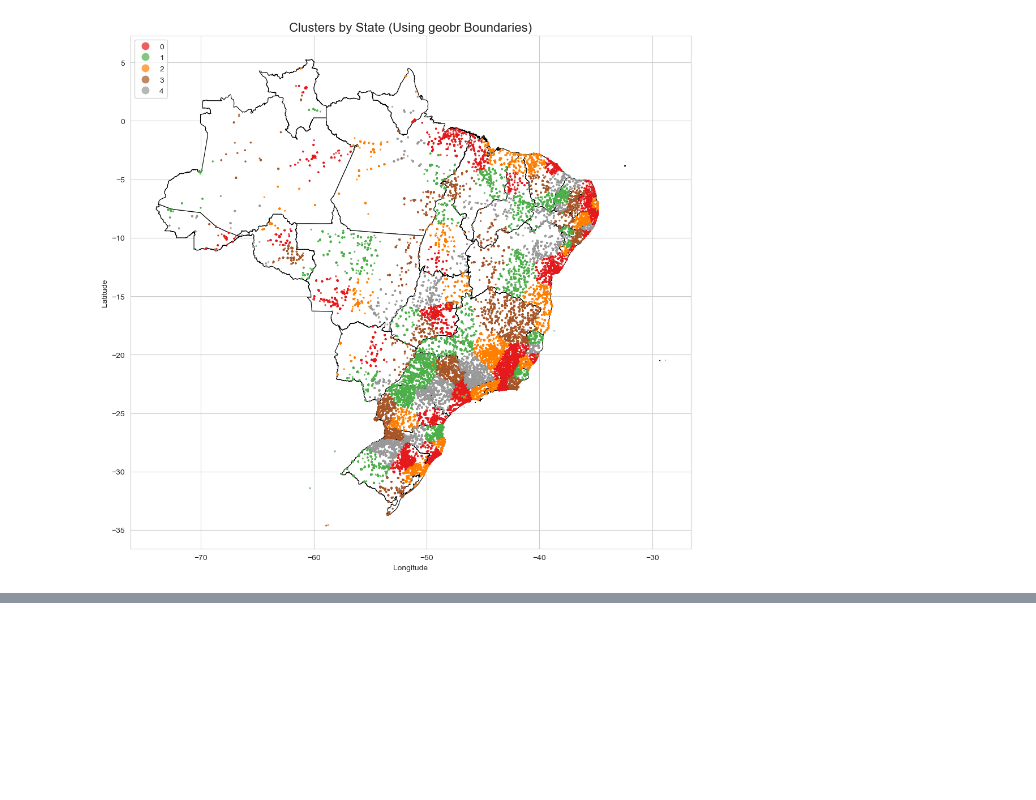
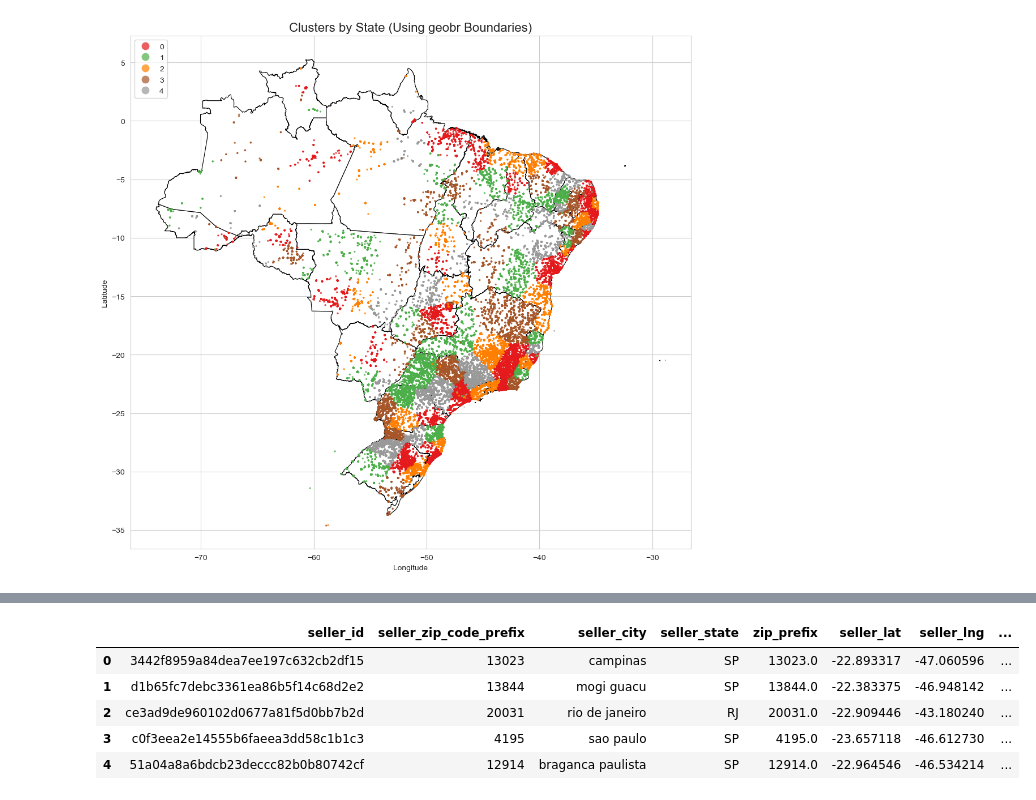
Before and after one commit to kealankuar/olist-analysis-dashboard-project, a Jupyter notebook: notebooks/geospatial_analysis.ipynb, the cells around one changed output, grey strips where cells are left out. Cells and saved outputs as stored; diff of their text form; code cells hidden in the pictures; blank space fills up the shorter version.

```diff
--- a/notebooks/geospatial_analysis.ipynb
+++ b/notebooks/geospatial_analysis.ipynb
@@ -356,0 +491,20 @@ plt.show()
+# %%
+#Merge sellers with aggregated geolocation
+sellers_agg = sellers_df.merge(
+    aggregated_geolocation,
+    left_on='seller_zip_code_prefix',
+    right_on='zip_prefix',
+    how='left'
+)
+
+# Rename lat/long for clarity
+sellers_agg.rename(columns={'latitude': 'seller_lat', 'longitude': 'seller_lng'}, inplace=True)
+
+sellers_agg.head()
+# %% [output]
+|  | seller_id | seller_zip_code_prefix | seller_city | seller_state | zip_prefix | seller_lat | seller_lng | ... |
+| 0 | 3442f8959a84dea7ee197c632cb2df15 | 13023 | campinas | SP | 13023.0 | -22.893317 | -47.060596 | ... |
+| 1 | d1b65fc7debc3361ea86b5f14c68d2e2 | 13844 | mogi guacu | SP | 13844.0 | -22.383375 | -46.948142 | ... |
+| 2 | ce3ad9de960102d0677a81f5d0bb7b2d | 20031 | rio de janeiro | RJ | 20031.0 | -22.909446 | -43.180240 | ... |
+| 3 | c0f3eea2e14555b6faeea3dd58c1b1c3 | 4195 | sao paulo | SP | 4195.0 | -23.657118 | -46.612730 | ... |
+| 4 | 51a04a8a6bdcb23deccc82b0b80742cf | 12914 | braganca paulista | SP | 12914.0 | -22.964546 | -46.534214 | ... |
```
Also changed, not shown: parts of 17 cells of this notebook.
